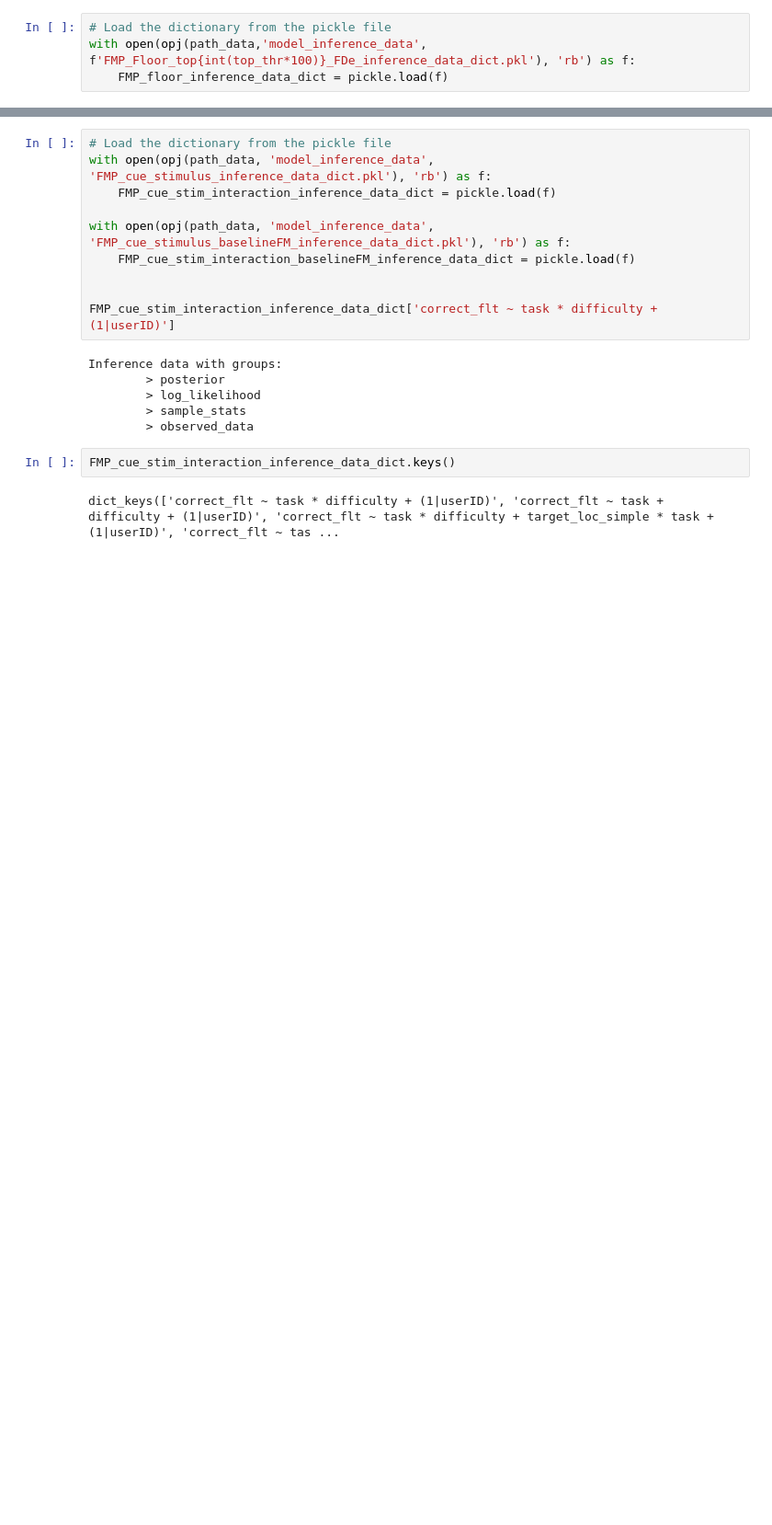
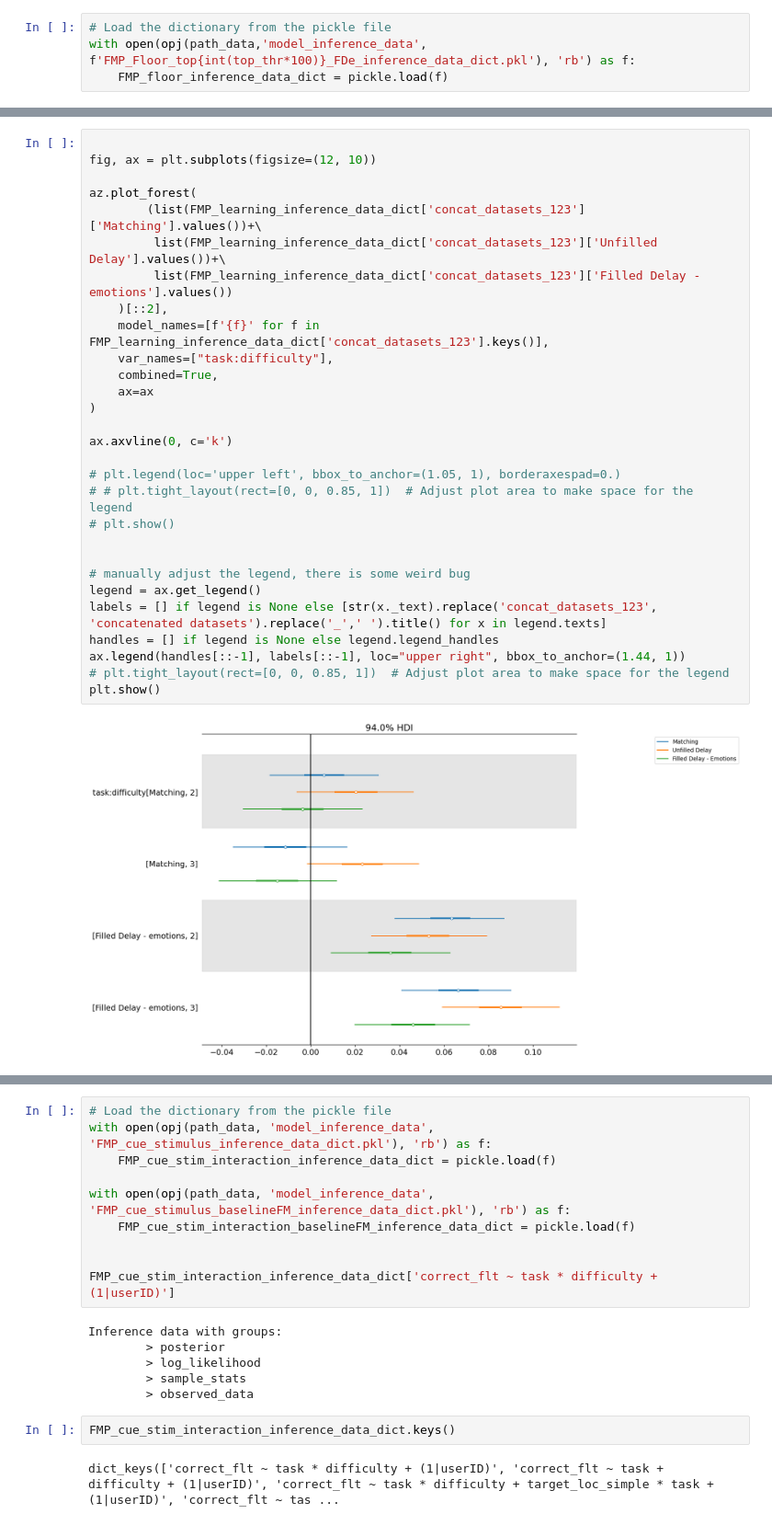
Before and after one commit to jankaWIS/FMP_paper, a Jupyter notebook: Figures/SI_Figures_FMP_paper_2024.ipynb, the cells around one changed output, grey strips where cells are left out. Shown at 92% size. Drawn from its saved outputs; the diff is of its cells as text; blank space fills up the shorter version.

Commit message:
Add learning SI fig (5), refactor
SI Fig 5->6, 6-> 7, 7->8, 8->9, 9->10, 10->11

```diff
--- a/Figures/SI_Figures_FMP_paper_2024.ipynb
+++ b/Figures/SI_Figures_FMP_paper_2024.ipynb
@@ -847,0 +934,31 @@ Setting a gradient palette using color= is deprecated and will be removed in v0.
+# %%
+
+fig, ax = plt.subplots(figsize=(12, 10))
+
+az.plot_forest(
+        (list(FMP_learning_inference_data_dict['concat_datasets_123']['Matching'].values())+\
+         list(FMP_learning_inference_data_dict['concat_datasets_123']['Unfilled Delay'].values())+\
+         list(FMP_learning_inference_data_dict['concat_datasets_123']['Filled Delay - emotions'].values())
+    )[::2],
+    model_names=[f'{f}' for f in FMP_learning_inference_data_dict['concat_datasets_123'].keys()],
+    var_names=["task:difficulty"],
+    combined=True,
+    ax=ax
+)
+
+ax.axvline(0, c='k')
+
+# plt.legend(loc='upper left', bbox_to_anchor=(1.05, 1), borderaxespad=0.)
+# # plt.tight_layout(rect=[0, 0, 0.85, 1])  # Adjust plot area to make space for the legend
+# plt.show()
+
+
+# manually adjust the legend, there is some weird bug
+legend = ax.get_legend()
+labels = [] if legend is None else [str(x._text).replace('concat_datasets_123', 'concatenated datasets').replace('_',' ').title() for x in legend.texts]
+handles = [] if legend is None else legend.legend_handles
+ax.legend(handles[::-1], labels[::-1], loc="upper right", bbox_to_anchor=(1.44, 1))
+# plt.tight_layout(rect=[0, 0, 0.85, 1])  # Adjust plot area to make space for the legend
+plt.show()
+# %% [output]
+[figure, added]
```
Also changed, not shown: parts of 32 cells of this notebook, 19 other files.
